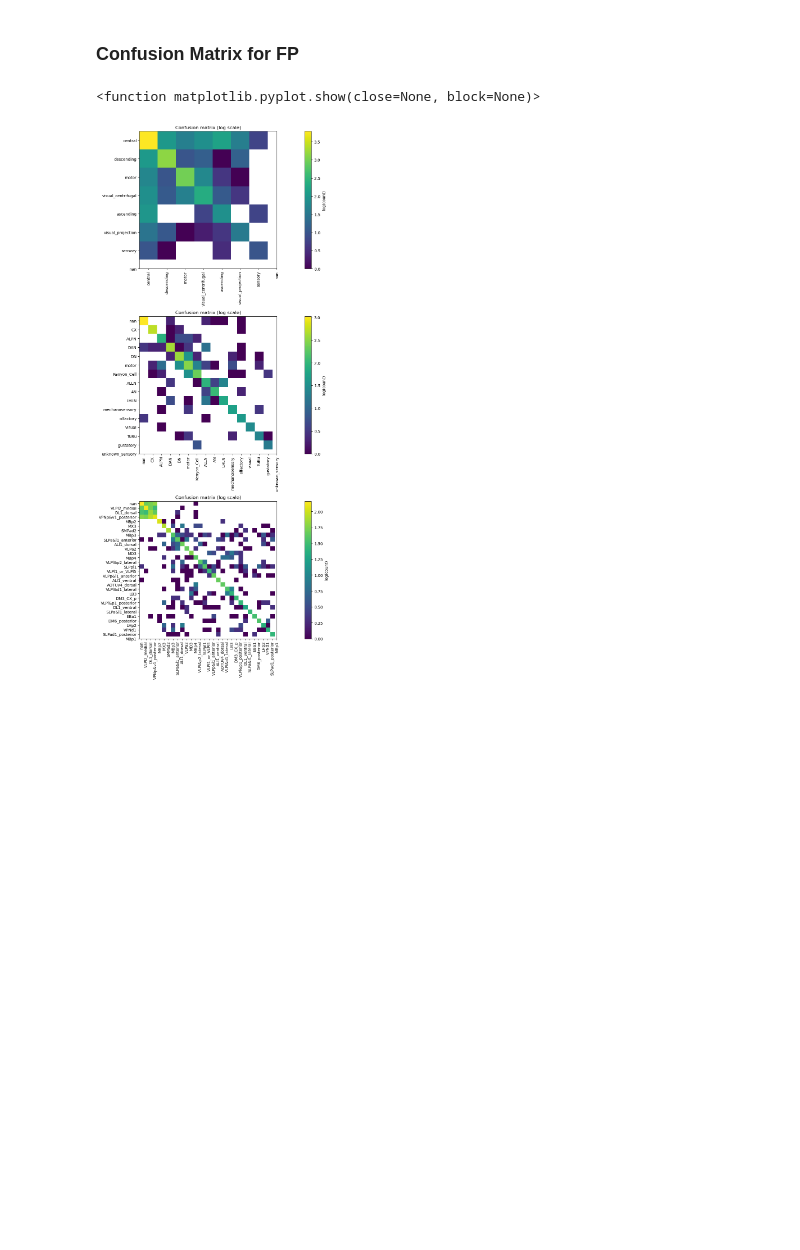
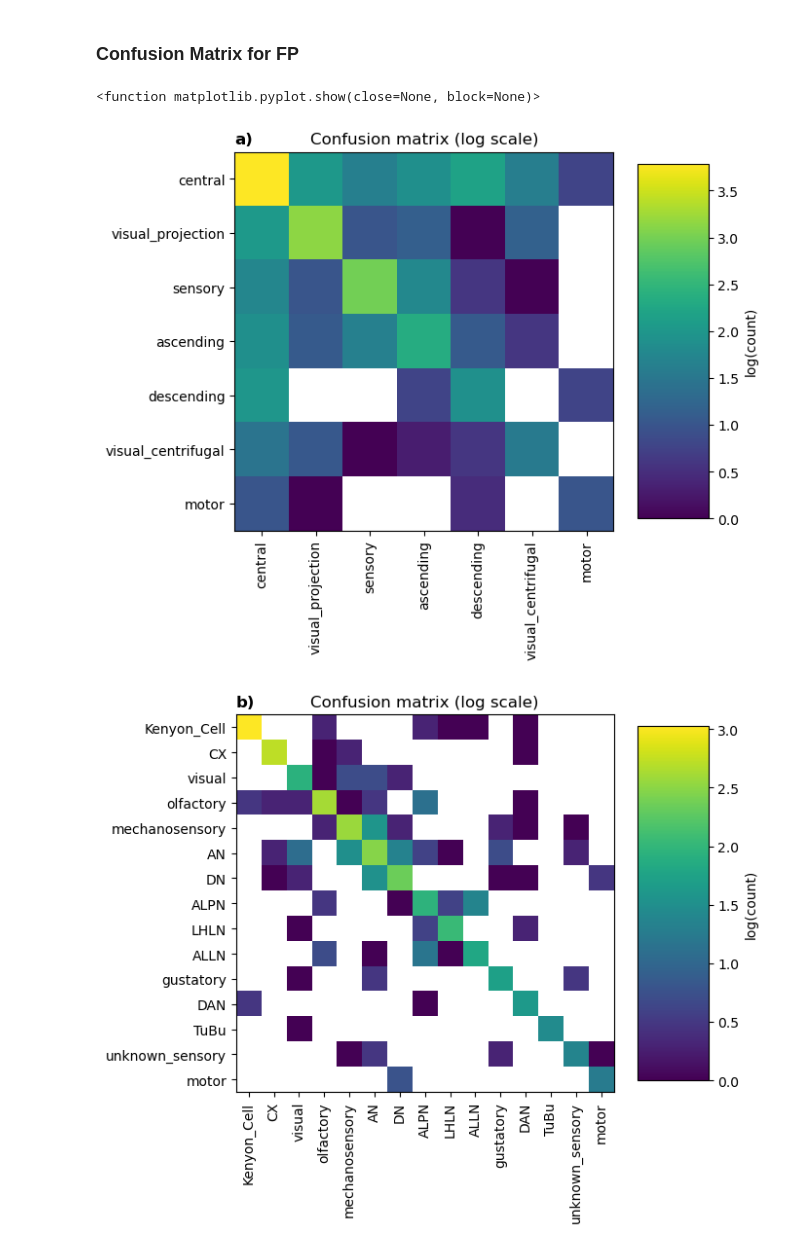
Before and after one commit to ernestoBocini/Drosophila-Brain-Wiring-Diagram-GAT, a Jupyter notebook: notebooks/model_comparison.ipynb, the cells around one changed output. Cells and saved outputs as stored; diff of their text form; code cells hidden in the pictures; blank space fills up the shorter version.

```diff
--- a/notebooks/model_comparison.ipynb
+++ b/notebooks/model_comparison.ipynb
@@ -81,10 +81,7 @@ for attribute, measurement in accuracies.items():
     offset = width * multiplier
     # print(x )
     rects = ax.bar(
-        x + offset,
-        np.rint(np.array(measurement) * 100),
-        width * 0.8,
-        label=attribute.upper()
+        x + offset, np.array(measurement) * 100, width * 0.8, label=attribute.upper()
     )
     ax.bar_label(rects, padding=3, fmt="%d%%", fontsize=8)
     multiplier += 1
@@ -118,10 +115,7 @@ for attribute, measurement in f1s.items():
     offset = width * multiplier
     # print(x )
     rects = ax.bar(
-        x + offset,
-        np.around(np.array(measurement), decimals=2),
-        width * 0.8,
-        label=attribute.upper()
+        x + offset, np.array(measurement), width * 0.8, label=attribute.upper()
     )
     ax.bar_label(rects, padding=3, fmt="%.2f", fontsize=8)
     multiplier += 1
@@ -145,14 +140,13 @@ node_info_merged = pd.read_pickle(data_dir / "preprocessed/node_info_merged_non_
 class_size_thrs = {"super_class": 100, "class": 100, "hemilineage": 200}
 id2name_lookups = {}
 name2id_lookups = {}
-original_lookups = {}
+
 for pred_target, thr in class_size_thrs.items():
     # Remove minor classes
     counts = node_info_merged[pred_target].value_counts()
     valid_classes = counts[counts >= thr].index
     mask = node_info_merged[pred_target].isin(valid_classes)
     node_info_merged.loc[~mask, pred_target] = np.nan
-    originalid = dict(enumerate(node_info_merged[pred_target].unique()))
 
     # Encode classes with integers (-1 == other classes)
     id2name = dict(enumerate(valid_classes))
@@ -164,7 +158,6 @@ for pred_target, thr in class_size_thrs.items():
     ]
     id2name_lookups[pred_target] = id2name
     name2id_lookups[pred_target] = name2id
-    original_lookups[pred_target] = originalid
 
 # Standardize feature columns
 cols_to_standardize = [
@@ -219,43 +212,48 @@ class FastParapred(nn.Module):
         return x
 # %%
 
-fig, axes = plt.subplots(3, 1, figsize=(20, 20), tight_layout=True)
+
+letters = ['a)', 'b)', 'c)']
 
 for t,task in enumerate(tasks):
     pred_target = task
     features_group, features_mask = "both", both_mask
 
     fp_model = FastParapred(
         in_dim=int(features_mask.sum()),
         out_dim=len(id2name_lookups[pred_target]),
         features_mask=features_mask
     )
 
     fp_model.eval()
     model_path = models_dir / f"fp_{task}_both.pth"
     fp_model.load_state_dict(torch.load(model_path, map_location=torch.device('cpu')))
 
     test_mask = pg_graph.test_mask & (pg_graph[pred_target] != -1)
 
     fp_model.eval()
     pred = fp_model(pg_graph)[test_mask].argmax(dim=1).cpu().detach().numpy()
     label = pg_graph[pred_target][test_mask].cpu().detach().numpy()
 
 
     # Plot the Confusion Matrix
+
+    fig, ax = plt.subplots(1, 1, figsize=(7, 7), tight_layout=True)
     cmat = confusion_matrix(pred, label)
+    ax.imshow(np.log10(cmat))
+    colorbar = ax.figure.colorbar(ax.images[0], label="log(count)", aspect = 5)  # Updated colorbar usage
+    ax.set_xticks(range(len(id2name_lookups[task])))  # Updated xticks usage
+    ax.set_xticklabels([id2name_lookups[task][i] for i in range(len(id2name_lookups[task]))], rotation=90)  # Updated xticklabels usage
+    ax.set_yticks(range(len(id2name_lookups[task])))  # Updated yticks usage
+    ax.set_yticklabels([id2name_lookups[task][i] for i in range(len(id2name_lookups[task]))])  # Updated yticklabels usage
+    ax.set_title("Confusion matrix (log scale)")  # Updated set_title usage
+    ax.set_title(letters[t], loc="left", fontweight="bold")
 
-    axes[t].imshow(np.log10(cmat))
-    # plt.imshow(cmat)
-    axes[t].figure.colorbar(axes[t].images[0], label="log(count)")  # Updated colorbar usage
-    axes[t].set_xticks(range(len(original_lookups[task])))  # Updated xticks usage
-    axes[t].set_xticklabels([original_lookups[task][i] for i in range(len(original_lookups[task]))], rotation=90)  # Updated xticklabels usage
-    axes[t].set_yticks(range(len(original_lookups[task])))  # Updated yticks usage
-    axes[t].set_yticklabels([original_lookups[task][i] for i in range(len(original_lookups[task]))])  # Updated yticklabels usage
-    axes[t].set_title("Confusion matrix (log scale)")  # Updated set_title usage
-
+    # save the figure as a pdf
+    plt.savefig(f"../figs/confusion_matrix_{task}.pdf")
 
 plt.show
 # %% [output]
 <function matplotlib.pyplot.show(close=None, block=None)>
-[figure, old version]
+[figure, new version]
+[figure, added]
```
Also changed, not shown: parts of 2 cells of this notebook, 4 other files.
